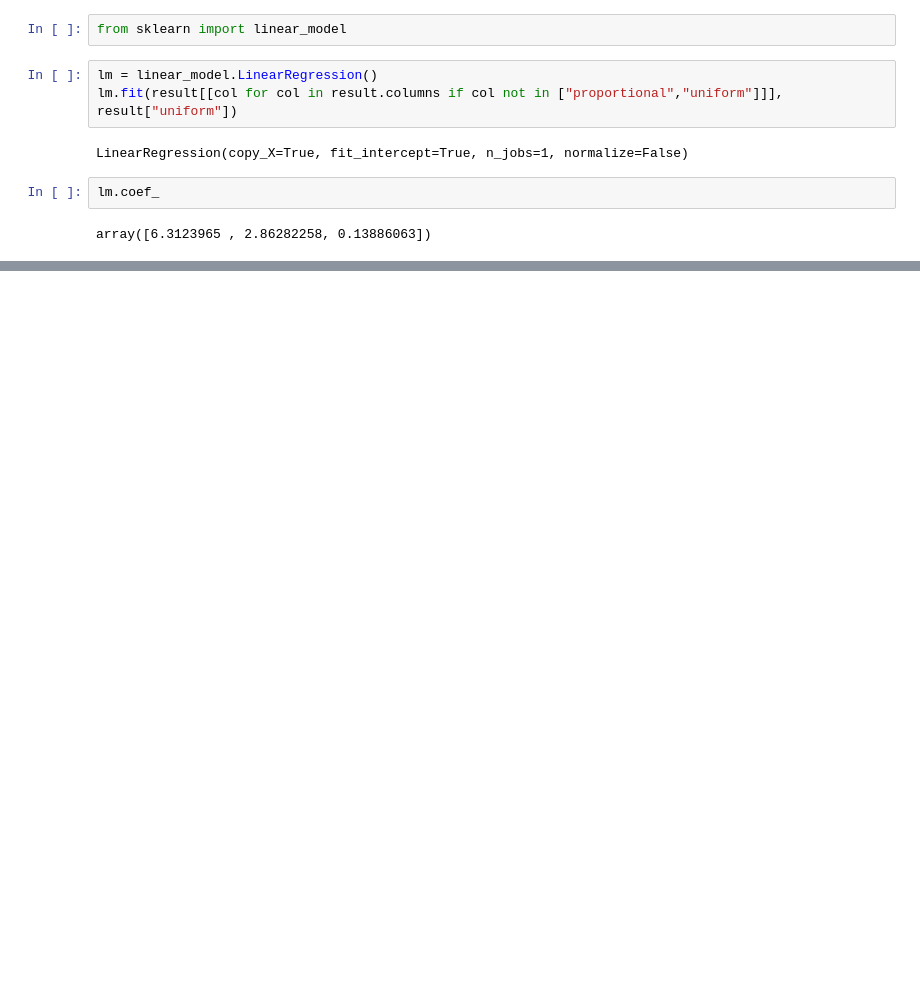
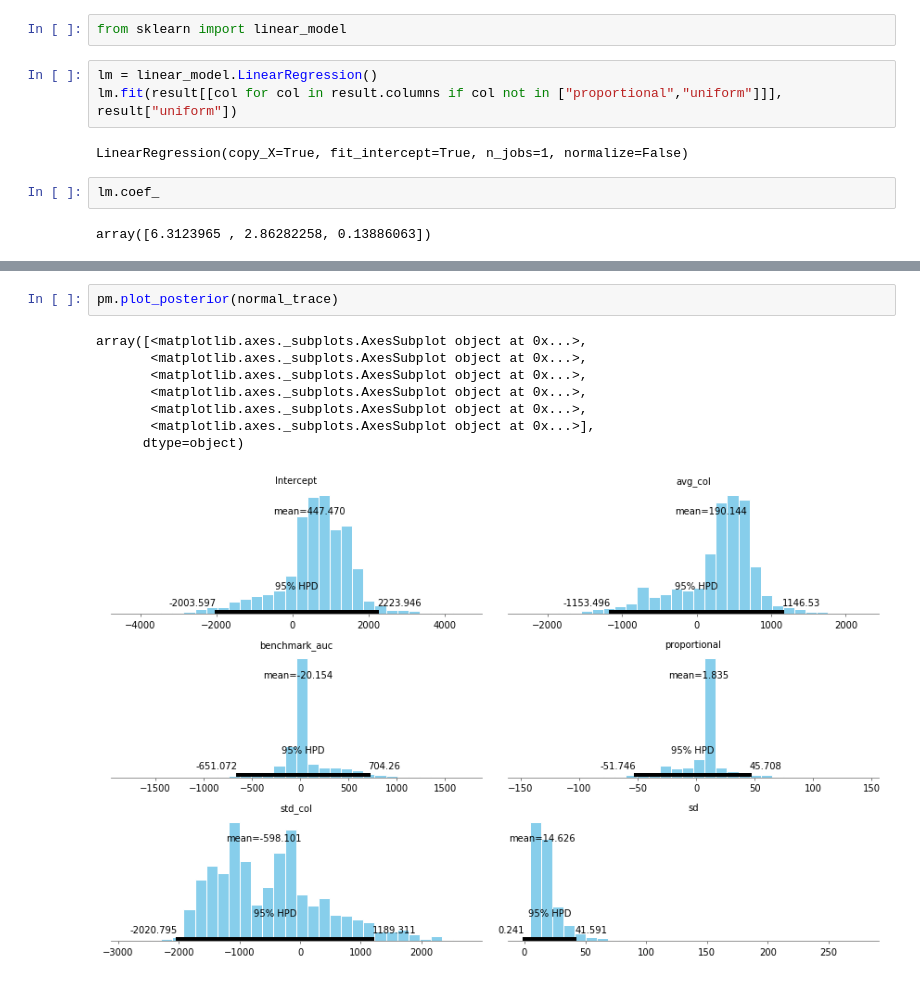
Before and after one commit to jwzinser/Tesis, a Jupyter notebook: parallel/fffff.ipynb, the cells around one changed output, grey strips where cells are left out. Cells and saved outputs as stored; diff of their text form; blank space fills up the shorter version.

```diff
--- a/parallel/fffff.ipynb
+++ b/parallel/fffff.ipynb
@@ -361,0 +207,11 @@ array([6.3123965 , 2.86282258, 0.13886063])
+# %%
+pm.plot_posterior(normal_trace)
+# %% [output]
+array([<matplotlib.axes._subplots.AxesSubplot object at 0x...>,
+       <matplotlib.axes._subplots.AxesSubplot object at 0x...>,
+       <matplotlib.axes._subplots.AxesSubplot object at 0x...>,
+       <matplotlib.axes._subplots.AxesSubplot object at 0x...>,
+       <matplotlib.axes._subplots.AxesSubplot object at 0x...>,
+       <matplotlib.axes._subplots.AxesSubplot object at 0x...>],
+      dtype=object)
+[figure, added]
```
Also changed, not shown: parts of 18 cells of this notebook, 1 other file.
